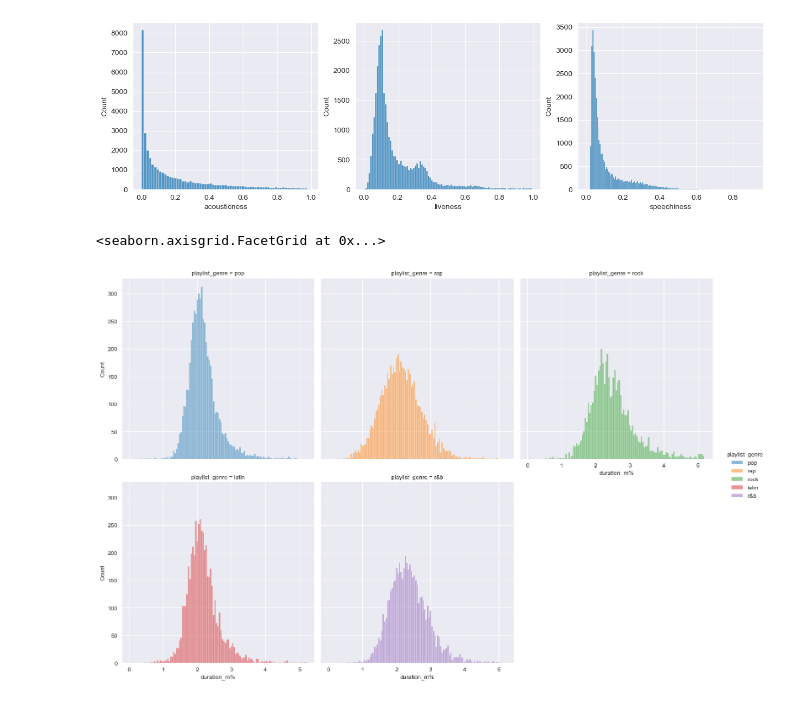
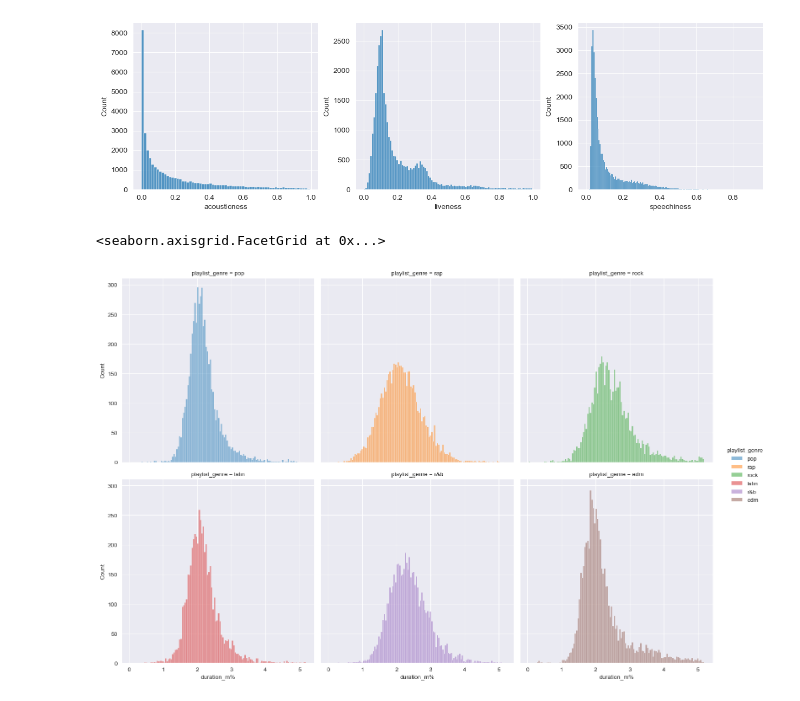
Before and after one commit to Toffuh/project-aids, a Jupyter notebook: Spotify.ipynb, the cells around one changed output. Cells and saved outputs as stored; diff of their text form; code cells hidden in the pictures.

```diff
--- a/Spotify.ipynb
+++ b/Spotify.ipynb
@@ -137,11 +137,11 @@ for i, variable in enumerate(variables):
 # %% [output]
 [figure]
 # %%
-sns.displot(data=data[data["playlist_genre"] != "edm"], x="duration_m%", col="playlist_genre", hue="playlist_genre",
+sns.displot(data=data, x="duration_m%", col="playlist_genre", hue="playlist_genre",
             col_wrap=3)
 # %% [output]
 <seaborn.axisgrid.FacetGrid at 0x...>
-[figure, old version]
+[figure, new version]
 # %%
 data["firstletter"] = data["track_name"].str.upper()
 data["firstletter"] = data["firstletter"].str[0]
```
Also changed, not shown: parts of 11 cells of this notebook, 3 other files.
